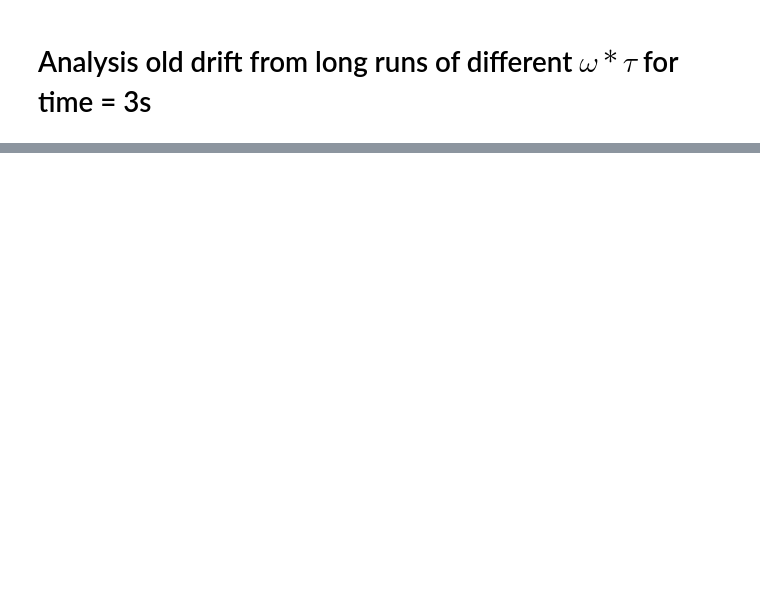
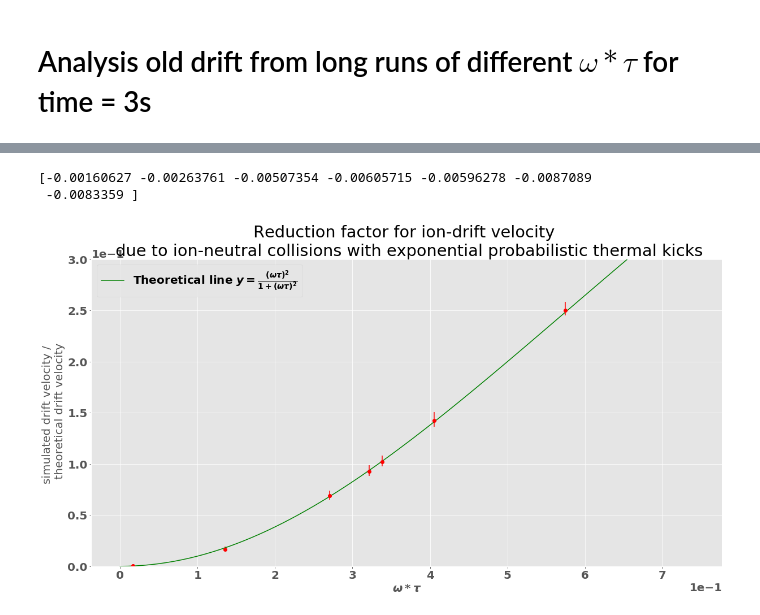
Before and after one commit to yue-wang-sabrina/dusty-plasmas, a Jupyter notebook: jupyter/ion_analysis.ipynb, the cells around one changed output, grey strips where cells are left out. Cells and saved outputs as stored; diff of their text form; code cells hidden in the pictures; blank space fills up the shorter version.

```diff
--- a/jupyter/ion_analysis.ipynb
+++ b/jupyter/ion_analysis.ipynb
@@ -37,0 +133,37 @@ plotolddrifts(fontsize=10, figsize0=20, figsize1=10)
+# %%
+meansexp = []
+errorsexp = []
+for i in range(1,9):
+    drifts = []
+    with open("NEWDRIFT{}.txt".format(str(i)),'r') as newdriftfile:
+        for line in newdriftfile:
+            drifts.append(float(line.split()[0]))
+    mean, error = bootstrap(drifts)
+    meansexp.append(mean)
+    errorsexp.append(error)
+
+errorsexp = numpy.array(errorsexp)
+taulistexp = numpy.array([5*10**(-7), 4*10**(-6), 8*10**(-6), 9.5*10**(-6), 10**(-5), 1.2*10**(-5), 1.7*10**(-5), 2*10**(-5)])
+omegatauexp = omega*taulistexp
+# %% [output]
+[-0.00160627 -0.00263761 -0.00507354 -0.00605715 -0.00596278 -0.0087089
+ -0.0083359 ]
+# %%
+fontsize = 20
+font = {'family': 'normal',
+            'weight': 'bold',
+            'size': fontsize}
+matplotlib.rc('font', **font)
+plt.errorbar(omegatauexp,meansexp, yerr = [errorsexp[:,0], errorsexp[:,1]], fmt='ro',capthick = 2)
+theoryx = numpy.arange(0, omega*max([max(taulist),max(taulist2)])*1.1, 10 ** (-2))
+plt.plot(theoryx, theoryx**2/(1+theoryx**2), 'g-', label=r'Theoretical line $y=\frac{(\omega \tau)^2}{1+(\omega \tau)^2}$')
+plt.xlabel(r"$\omega*\tau$", fontsize=fontsize)
+plt.ylabel("simulated drift velocity / \n theoretical drift velocity", fontsize=fontsize)
+plt.title("Reduction factor for ion-drift velocity \n due to ion-neutral collisions with exponential probabilistic thermal kicks")
+plt.ticklabel_format(style='sci', axis='x', scilimits=(0, 0))
+plt.ticklabel_format(style='sci', axis='y', scilimits=(0, 0))
+plt.ylim([0,max(meansexp)*1.2])
+plt.legend(loc=2)
+plt.show()
+# %% [output]
+[figure, added]
```
Also changed, not shown: parts of 21 cells of this notebook, 5 other files.
